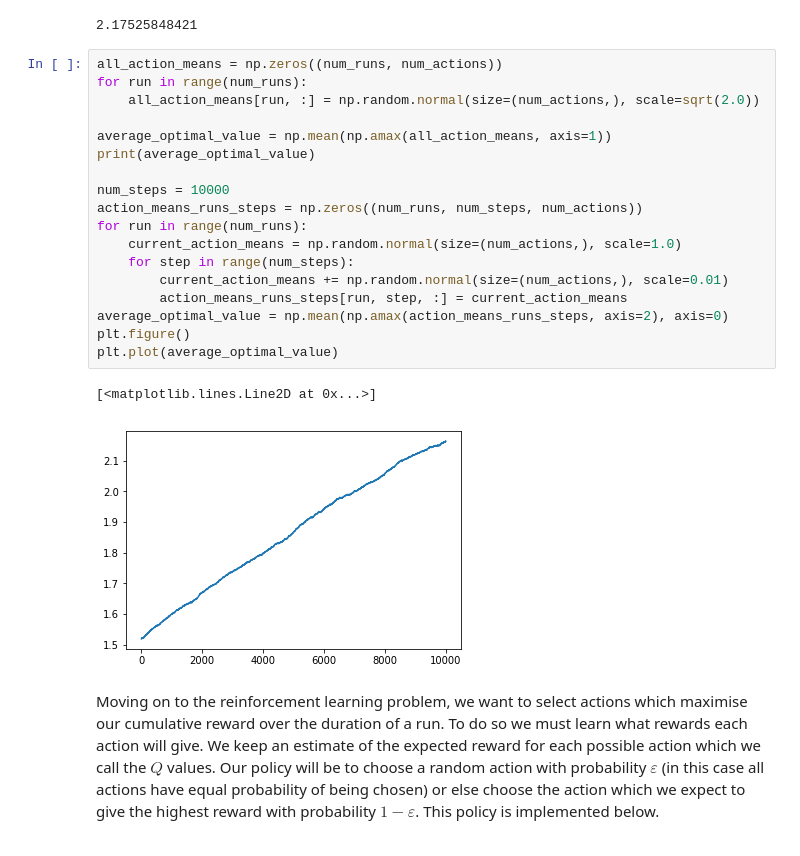
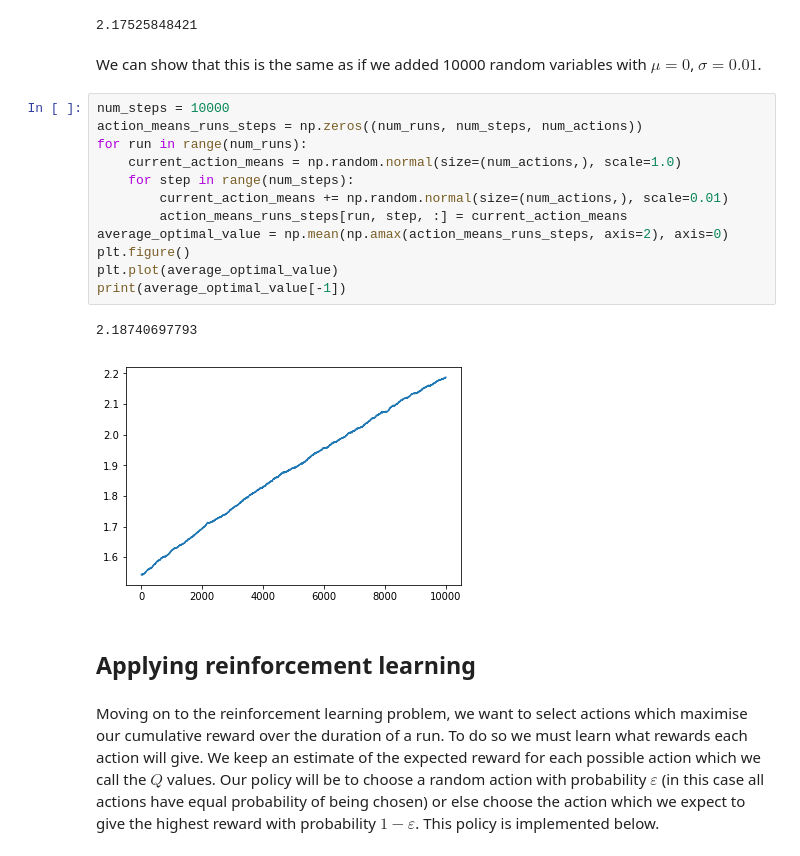
Before and after one commit to MichaelJKing/sutton_bandits, a Jupyter notebook: Multi_armed_bandits.ipynb, the cells around one changed output. Saved outputs shown, nothing was run; the diff lists cells and outputs as text.

```diff
--- a/Multi_armed_bandits.ipynb
+++ b/Multi_armed_bandits.ipynb
@@ -49,27 +51,25 @@ average_optimal_value = np.mean(np.amax(all_action_means, axis=1))
 print(average_optimal_value)
 # %% [output]
 2.17525848421
+# %% [markdown]
+We can show that this is the same as if we added 10000 random variables with $\mu = 0$, $\sigma = 0.01$.
 # %%
-all_action_means = np.zeros((num_runs, num_actions))
-for run in range(num_runs):
-    all_action_means[run, :] = np.random.normal(size=(num_actions,), scale=sqrt(2.0))
-
-average_optimal_value = np.mean(np.amax(all_action_means, axis=1))
-print(average_optimal_value)
-
 num_steps = 10000
 action_means_runs_steps = np.zeros((num_runs, num_steps, num_actions))
 for run in range(num_runs):
     current_action_means = np.random.normal(size=(num_actions,), scale=1.0)
     for step in range(num_steps):
         current_action_means += np.random.normal(size=(num_actions,), scale=0.01)
         action_means_runs_steps[run, step, :] = current_action_means
 average_optimal_value = np.mean(np.amax(action_means_runs_steps, axis=2), axis=0)
 plt.figure()
 plt.plot(average_optimal_value)
+print(average_optimal_value[-1])
 # %% [output]
-[<matplotlib.lines.Line2D at 0x...>]
+2.18740697793
-[figure, old version]
+[figure, new version]
+# %% [markdown]
+## Applying reinforcement learning
 # %% [markdown]
 Moving on to the reinforcement learning problem, we want to select actions which maximise our cumulative reward over the duration of a run. To do so we must learn what rewards each action will give. We keep an estimate of the expected reward for each possible action which we call the $Q$ values. Our policy will be to choose a random action with probability $\varepsilon$ (in this case all actions have equal probability of being chosen) or else choose the action which we expect to give the highest reward with probability $1 - \varepsilon$. This policy is implemented below.
 # %%
```
Also changed, not shown: parts of 20 cells of this notebook.
